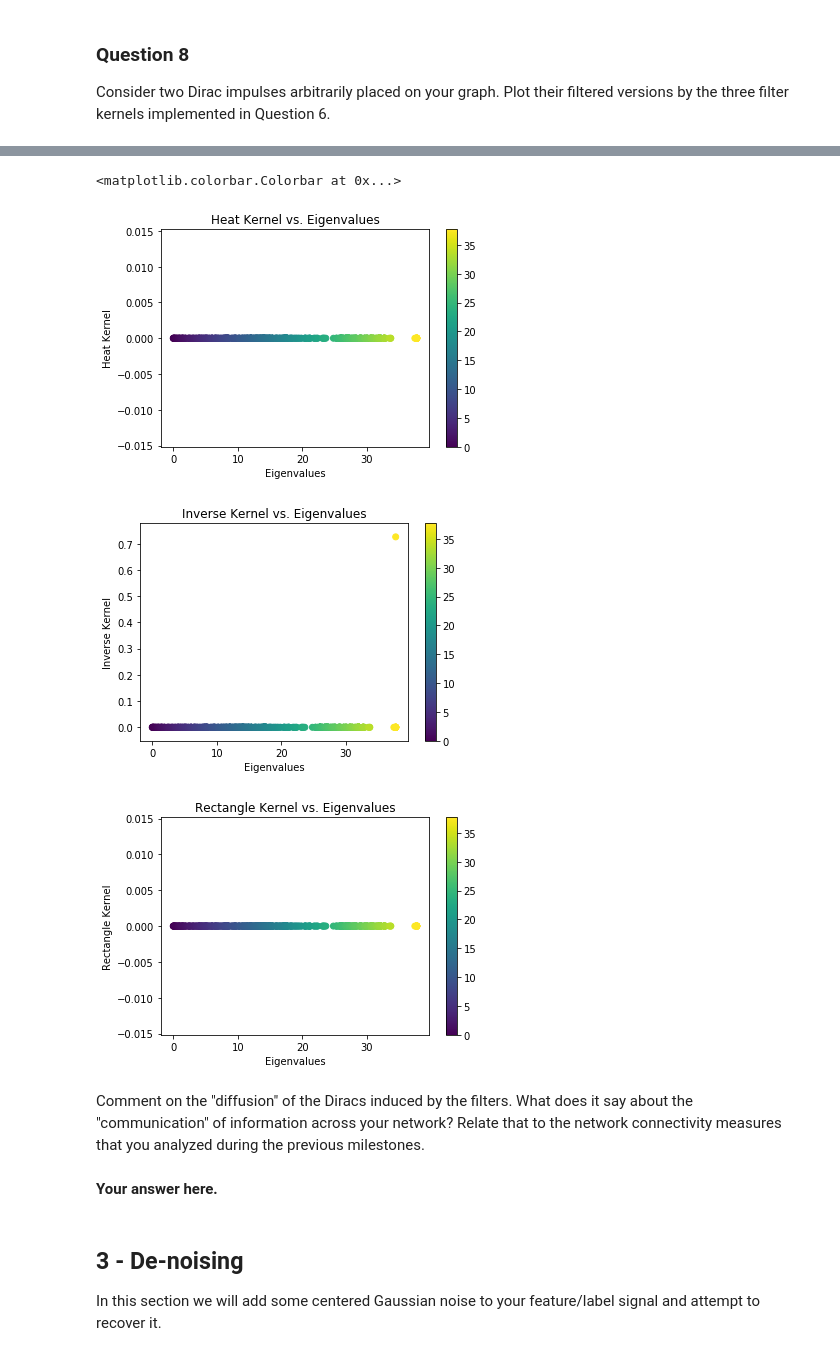
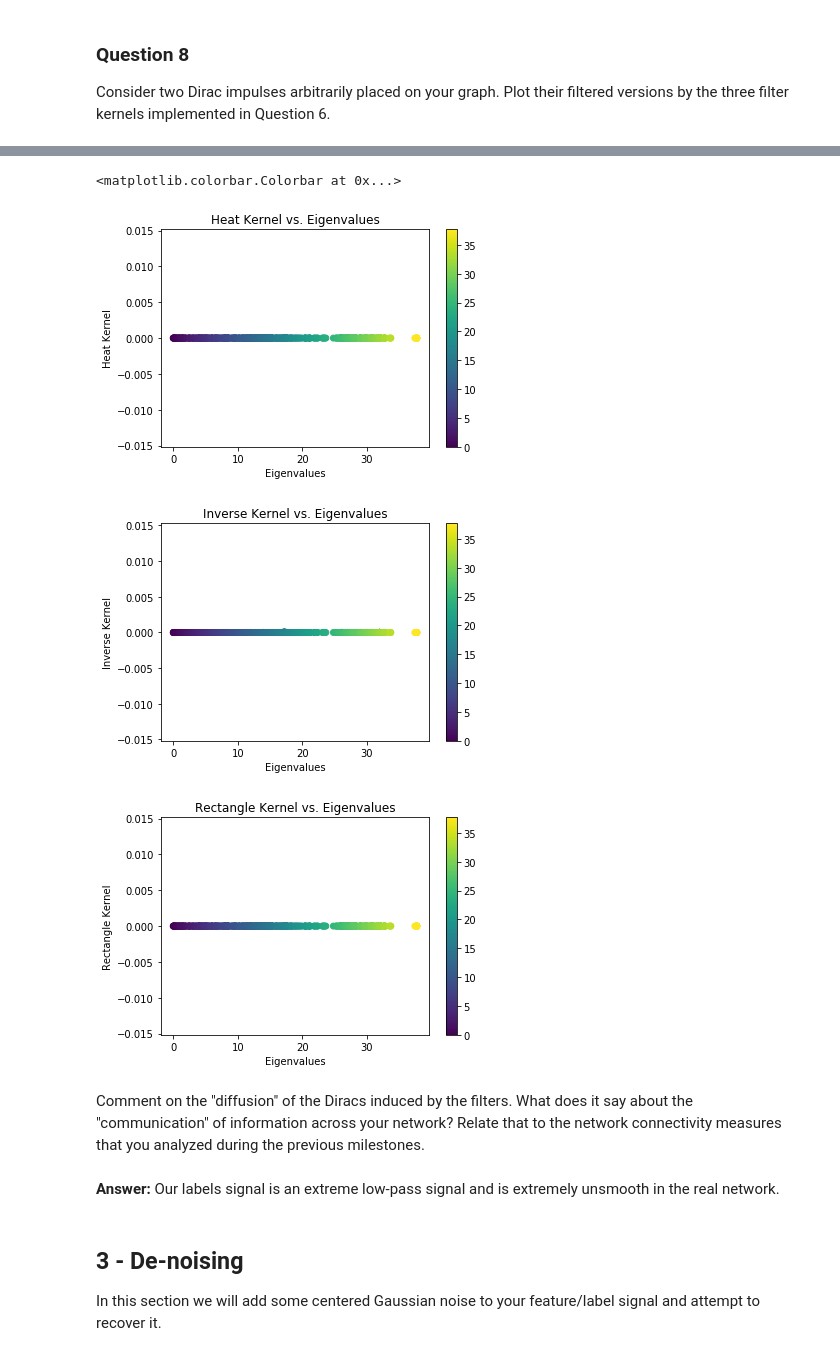
Before and after one commit to Kakavand/EPFL-antiterrorAssignment, a Jupyter notebook: John/4_graph_signal_processing.ipynb, the cells around one changed output, grey strips where cells are left out. Cells and saved outputs as stored; diff of their text form; code cells hidden in the pictures.

```diff
--- a/John/4_graph_signal_processing.ipynb
+++ b/John/4_graph_signal_processing.ipynb
@@ -305,7 +305,7 @@ Consider two Dirac impulses arbitrarily placed on your graph. Plot their filtere
 dirac1 = np.zeros(len(e))
 dirac1[0] = 1
 dirac2 = np.zeros(len(e))
-dirac2[-1] = 1
+dirac2[300] = 1
 # %%
 # the value of "tau" controls the 'strength' or 'severity' of the filter
 plt.figure()
@@ -336,35 +336,35 @@ plt.colorbar()
 # %%
-"""What does it mean 'Spectral Domain'? Is this the value from filter vs. eigenvalue plot?"""
 # the value of "tau" controls the 'strength' or 'severity' of the filter
 plt.figure()
-plt.scatter(e, graph_filter(e, heat_kernel, t=10)*dirac2, c=e)
+plt.scatter(e, graph_filter(e, heat_kernel, t=180)*dirac2, c=e)
 plt.xlabel('Eigenvalues')
 plt.ylabel('Heat Kernel')
 plt.title('Heat Kernel vs. Eigenvalues')
 plt.colorbar()
 
 plt.figure()
-plt.scatter(e, inverse_kernel(e, t=0.01)*dirac2, c=e)
+plt.scatter(e, inverse_kernel(e, t=500)*dirac2, c=e)
 plt.xlabel('Eigenvalues')
 plt.ylabel('Inverse Kernel')
 plt.title('Inverse Kernel vs. Eigenvalues')
 plt.colorbar()
 
 plt.figure()
-plt.scatter(e, graph_filter(e, rectangle_kernel, l_min=10, l_max=25)*dirac2, c=e)
+plt.scatter(e, graph_filter(e, rectangle_kernel, l_min=0, l_max=0.1)*dirac2, c=e)
 plt.xlabel('Eigenvalues')
 plt.ylabel('Rectangle Kernel')
 plt.title('Rectangle Kernel vs. Eigenvalues')
 plt.colorbar()
 # %% [output]
 <matplotlib.colorbar.Colorbar at 0x...>
 [figure]
-[figure, old version]
+[figure, new version]
 [figure]
 # %% [markdown]
 Comment on the "diffusion" of the Diracs induced by the filters. What does it say about the "communication" of information across your network? Relate that to the network connectivity measures that you analyzed during the previous milestones.
-# %% [markdown]
-**Your answer here.**
+# %% [markdown]
+**Answer:**
+Our labels signal is an extreme low-pass signal and is extremely unsmooth in the real network.
 # %% [markdown]
 ## 3 - De-noising
 
```
Also changed, not shown: parts of 4 cells of this notebook, 3 other files.
